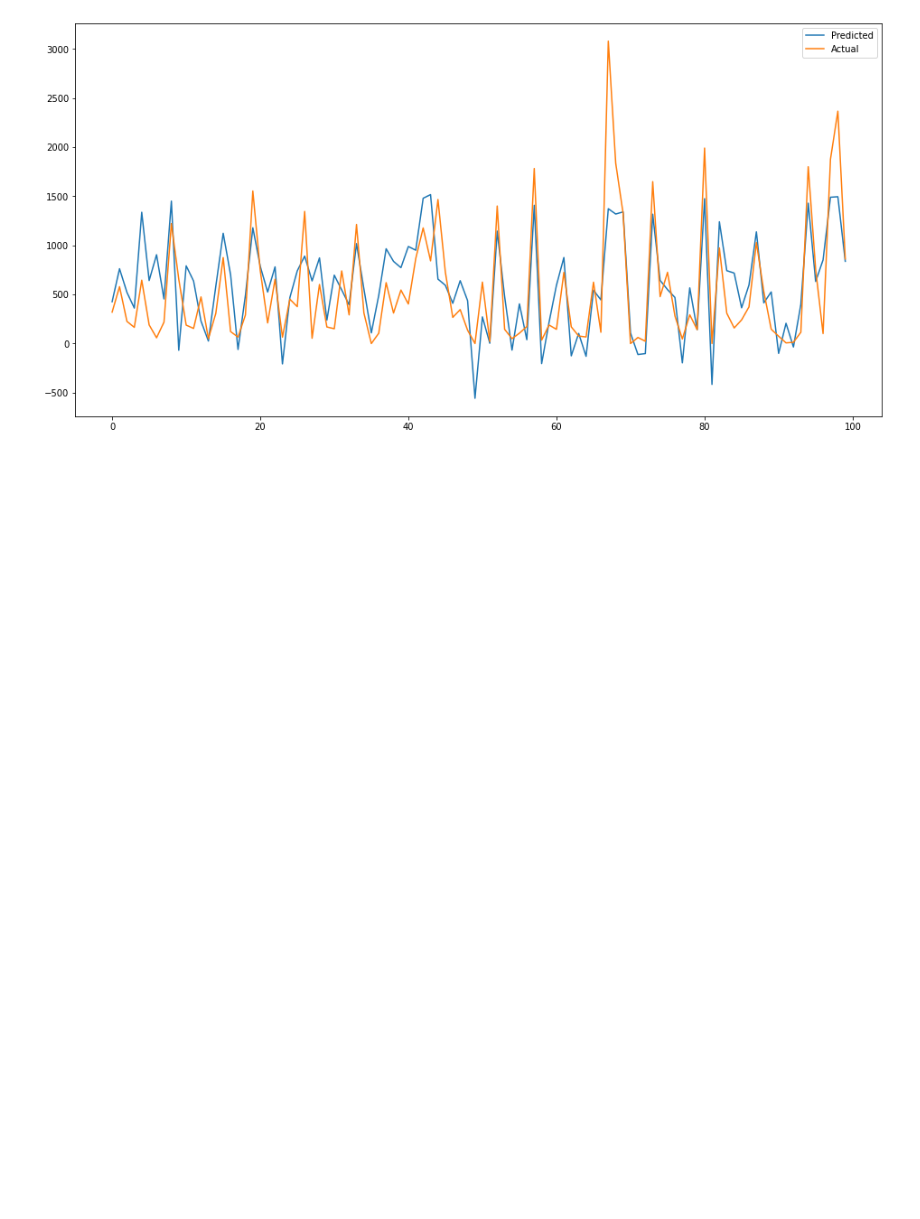
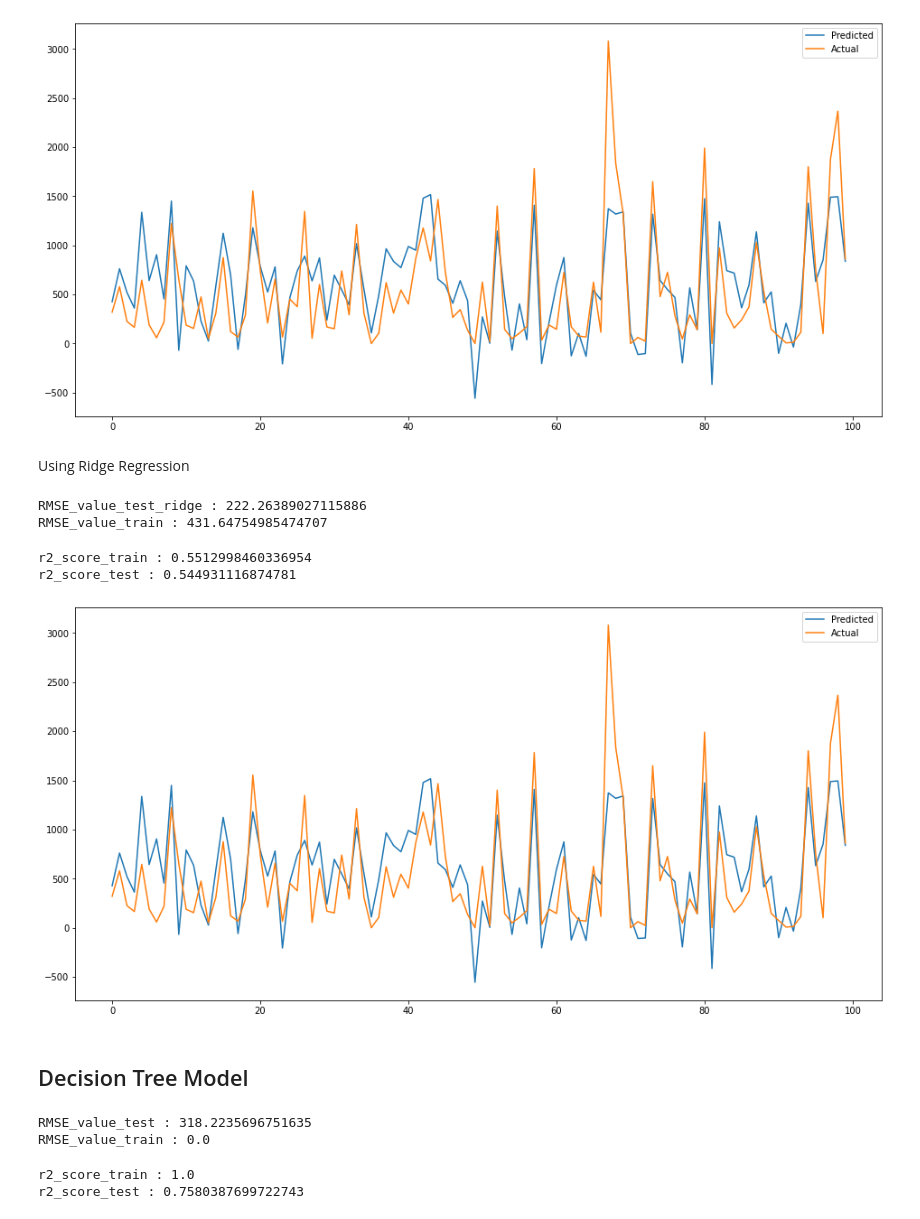
Before and after one commit to AjaharDaroga/Bike_Shearing_Demand_Prediction, a Jupyter notebook: Bike_Sharing_Demand_Prediction.ipynb, the cells around one changed output. Drawn from its saved outputs; the diff is of its cells as text; code cells hidden in the pictures; blank space fills up the shorter version.

```diff
--- a/Bike_Sharing_Demand_Prediction.ipynb
+++ b/Bike_Sharing_Demand_Prediction.ipynb
@@ -436,3 +436,42 @@ plt.legend(["Predicted","Actual"])
 plt.show()
 # %% [output]
 [figure]
+# %% [markdown]
+Using Ridge Regression
+# %%
+from sklearn.linear_model import Ridge
+ridge = Ridge()
+parameters = {'alpha': [0.00001,0.0001,0.001,0.01,0.1,1,10,50,100]}
+ridge_grid_method = GridSearchCV(ridge, parameters, cv=5)
+fit_model=ridge_grid_method.fit(X_train, y_train)
+predict_train_R=fit_model.predict(X_train)
+predict_test_R=fit_model.predict(X_test)
+# %%
+test_set_rmse_ridge = (np.sqrt(mean_squared_error(predict_test_R,y_test )))
+train_set_rmse = (np.sqrt(mean_squared_error(predict_train_R,y_train )))
+
+print("RMSE_value_test_ridge :" , test_set_rmse)
+print("RMSE_value_train :" , train_set_rmse)
+# %% [output]
+RMSE_value_test_ridge : 222.26389027115886
+RMSE_value_train : 431.64754985474707
+# %%
+# Finding r2 values
+train_set_r2 = r2_score(y_train, predict_train_R)
+test_set_r2_ridge = r2_score(y_test, predict_test_R)
+print("r2_score_train :", train_set_r2)
+print("r2_score_test :", test_set_r2_ridge)
+# %% [output]
+r2_score_train : 0.5512998460336954
+r2_score_test : 0.544931116874781
+# %%
+# ploting actual and predicted
+plt.figure(figsize=(16,8))
+plt.plot((predict_test_R)[:100])
+plt.plot((np.array(y_test)[:100]))
+plt.legend(["Predicted","Actual"])
+plt.show()
+# %% [output]
+[figure, added]
+# %% [markdown]
+## Decision Tree Model
@@ -438,0 +484,18 @@ plt.show()
+# %%
+test_set_rmse_dt = (np.sqrt(mean_squared_error(predict_test_dt,y_test )))
+train_set_rmse = (np.sqrt(mean_squared_error(predict_train_dt,y_train )))
+
+print("RMSE_value_test :" , test_set_rmse_dt)
+print("RMSE_value_train :" , train_set_rmse)
+# %% [output]
+RMSE_value_test : 318.2235696751635
+RMSE_value_train : 0.0
+# %%
+# Finding r2 values
+train_set_r2 = r2_score(y_train, predict_train_dt)
+test_set_r2_dt = r2_score(y_test, predict_test_dt)
+print("r2_score_train :", train_set_r2)
+print("r2_score_test :", test_set_r2_dt)
+# %% [output]
+r2_score_train : 1.0
+r2_score_test : 0.7580387699722743
```
Also changed, not shown: parts of 18 cells of this notebook.
